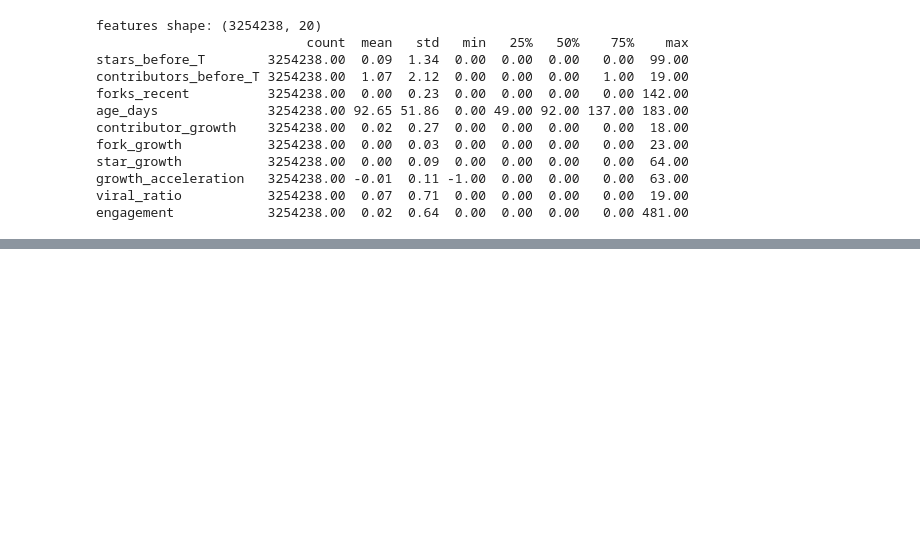
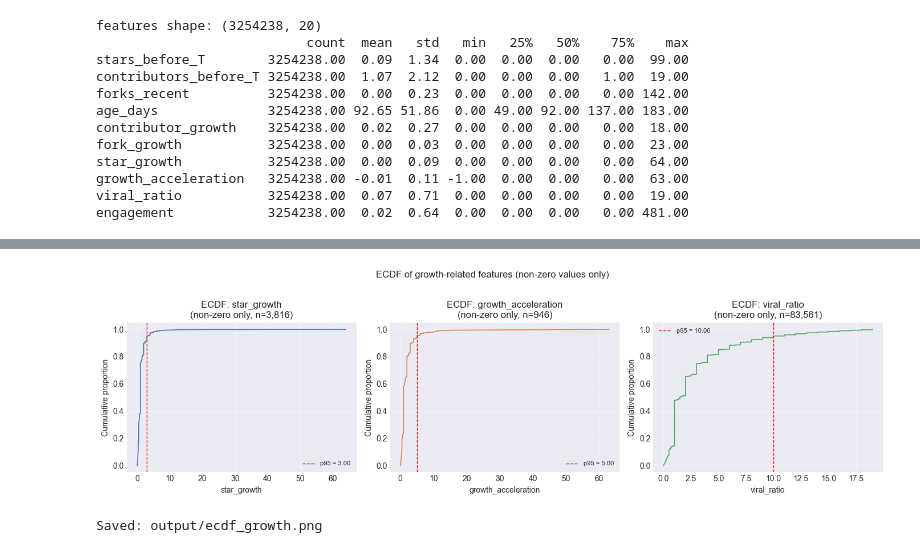
Before and after one commit to IldarRakiev/High-Growth-Repos-Detection, a Jupyter notebook: stages/Data Preparation.ipynb, the cells around one changed output, grey strips where cells are left out. Saved outputs shown, nothing was run; the diff lists cells and outputs as text; code cells hidden in the pictures; blank space fills up the shorter version.

```diff
--- a/stages/Data Preparation.ipynb
+++ b/stages/Data Preparation.ipynb
@@ -289,0 +359,29 @@ X for sklearn: (3254238, 10)
+# %%
+import numpy as np
+
+fig, axes = plt.subplots(1, 3, figsize=(14, 4))
+cols_ecdf = ["star_growth", "growth_acceleration", "viral_ratio"]
+colors_ecdf = ["#4C72B0", "#DD8452", "#55A868"]
+
+for ax, col, color in zip(axes, cols_ecdf, colors_ecdf):
+    data = features.loc[features[col] > 0, col].sort_values()
+    n = len(data)
+    y = np.arange(1, n + 1) / n
+    ax.plot(data.values, y, color=color, linewidth=1.2)
+    ax.set_xlabel(col)
+    ax.set_ylabel("Cumulative proportion")
+    ax.set_title(f"ECDF: {col}\n(non-zero only, n={n:,})")
+    ax.grid(True, alpha=0.4)
+    # Mark 95th percentile
+    p95 = float(data.quantile(0.95))
+    ax.axvline(p95, color='red', linestyle='--', linewidth=1, label=f"p95 = {p95:.2f}")
+    ax.legend(fontsize=8)
+
+plt.suptitle("ECDF of growth-related features (non-zero values only)", y=1.02)
+plt.tight_layout()
+plt.savefig("output/ecdf_growth.png", dpi=150, bbox_inches='tight')
+plt.show()
+print("Saved: output/ecdf_growth.png")
+# %% [output]
+[figure, added]
+Saved: output/ecdf_growth.png
```
Also changed, not shown: parts of 6 cells of this notebook, 10 other files.
